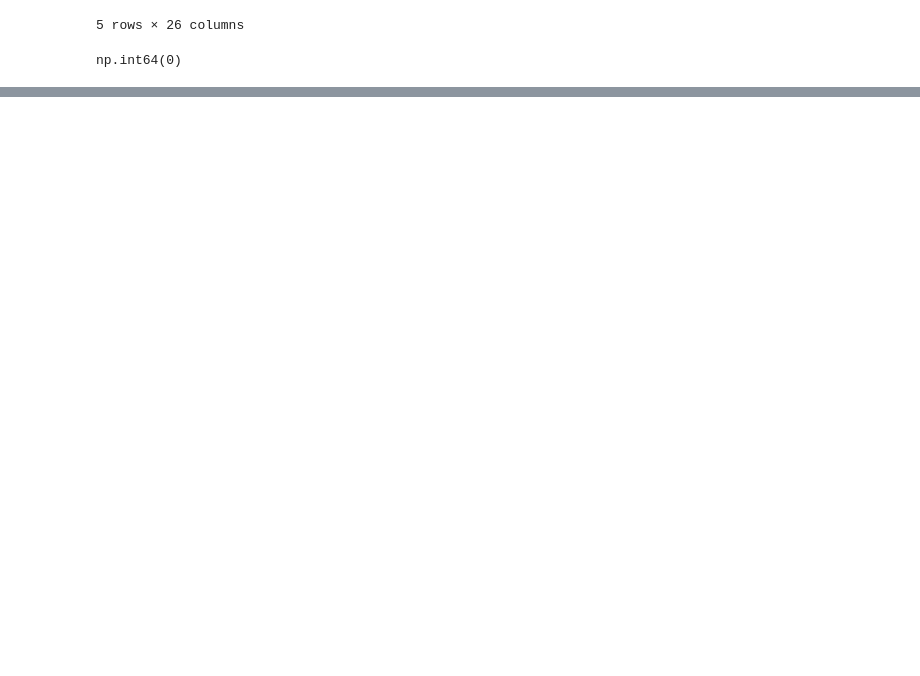
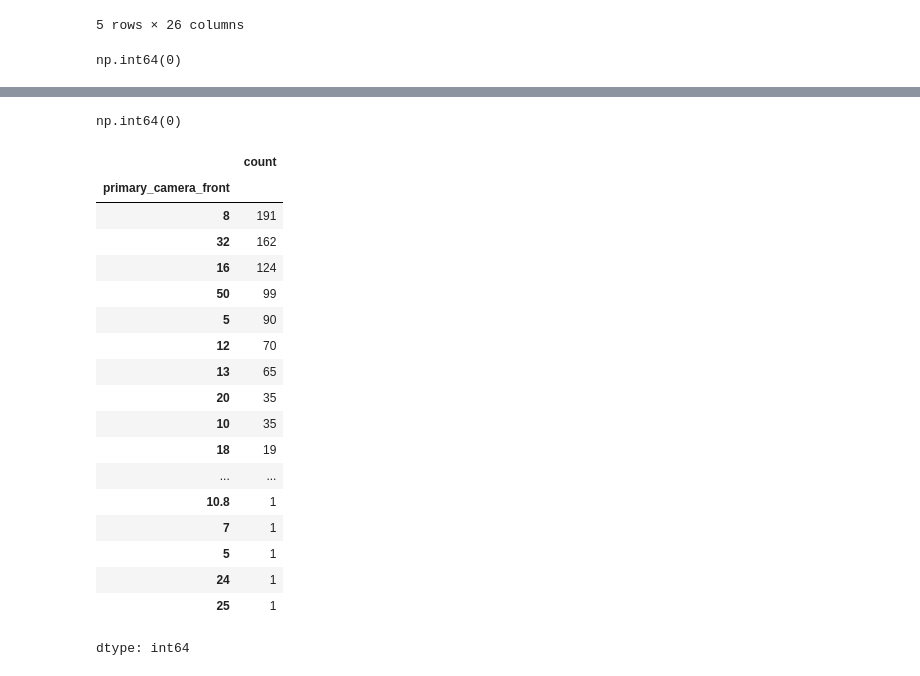
Before and after one commit to adilkamal2478/Adil_Pandas_Data_Preprocessing, a Jupyter notebook: Data_cleaning.ipynb, the cells around one changed output, grey strips where cells are left out. Drawn from its saved outputs; the diff is of its cells as text; code cells hidden in the pictures; blank space fills up the shorter version.

```diff
--- a/Data_cleaning.ipynb
+++ b/Data_cleaning.ipynb
@@ -938,0 +933,2 @@ df1.head()
+# %%
+df1.insert(25,'primary_camera_rear' , primary_camera_rear)
@@ -938,0 +956,4 @@ df1.head()
+# %%
+df1['primary_camera_rear'].isnull().sum()
+# %% [output]
+np.int64(0)
@@ -938,0 +966,22 @@ df1.head()
+# %%
+df1['primary_camera_front'].value_counts()
+# %% [output]
+|  | count |
+| primary_camera_front |  |
+| 8 | 191 |
+| 32 | 162 |
+| 16 | 124 |
+| 50 | 99 |
+| 5 | 90 |
+| 12 | 70 |
+| 13 | 65 |
+| 20 | 35 |
+| 10 | 35 |
+| 18 | 19 |
+| ... | ... |
+| 10.8 | 1 |
+| 7 | 1 |
+| 5 | 1 |
+| 24 | 1 |
+| 25 | 1 |
+dtype: int64
```
Also changed, not shown: parts of 43 cells of this notebook.
